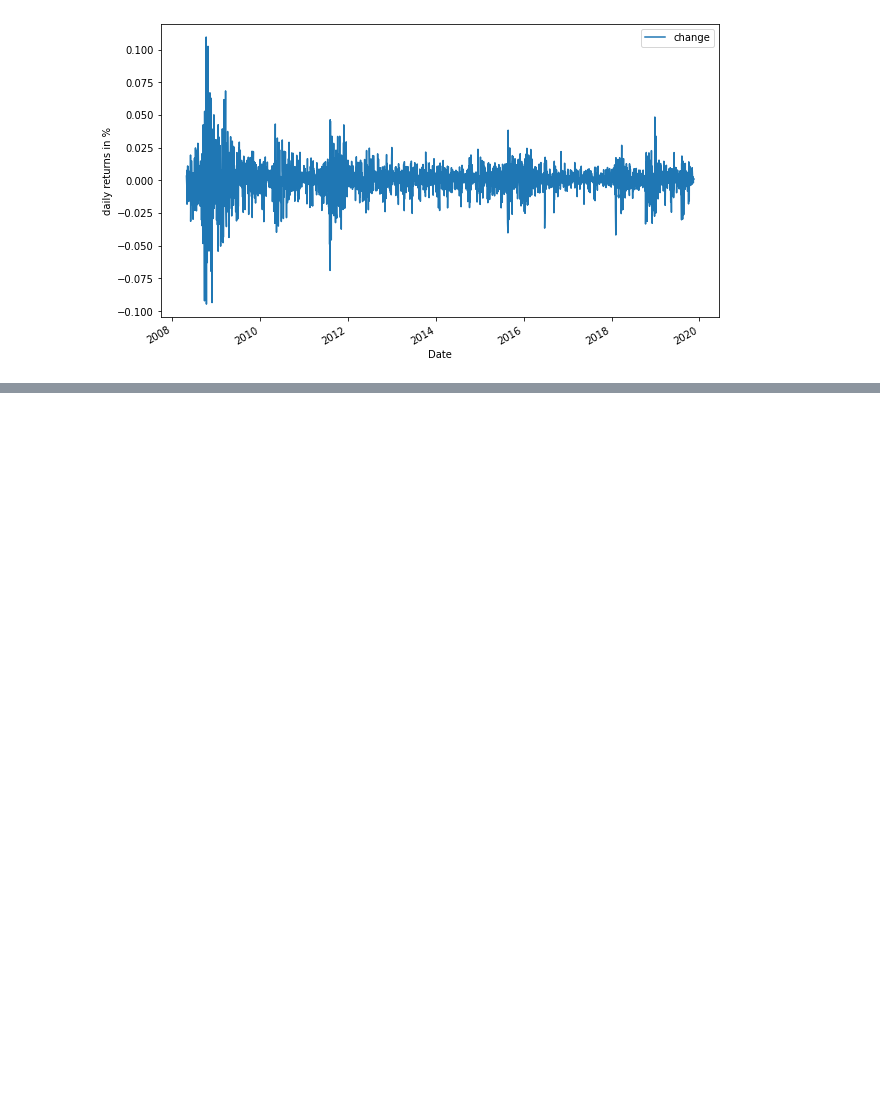
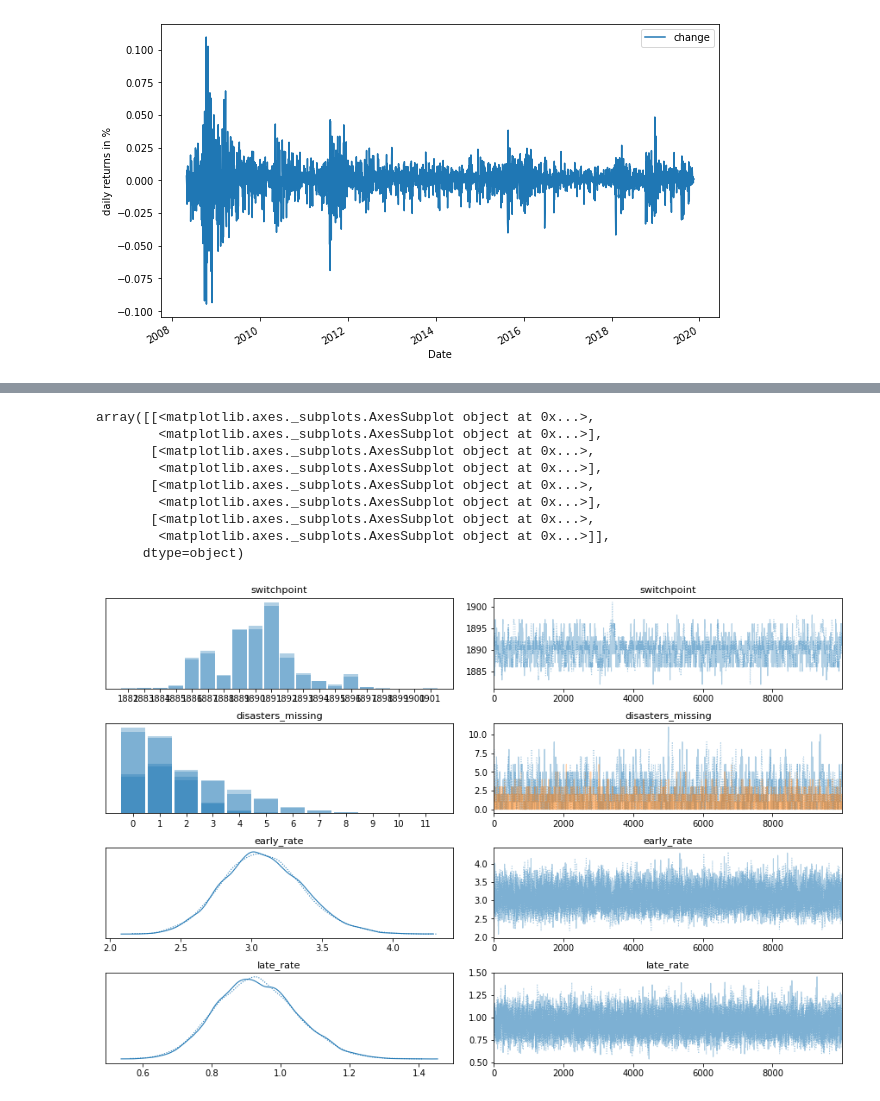
Before and after one commit to atharvakale31/PR_ML, a Jupyter notebook: Intro_to_Probabilistic_Programming_using_PyMC3.ipynb, the cells around one changed output, grey strips where cells are left out. Saved outputs shown, nothing was run; the diff lists cells and outputs as text; code cells hidden in the pictures; blank space fills up the shorter version.

```diff
--- a/Intro_to_Probabilistic_Programming_using_PyMC3.ipynb
+++ b/Intro_to_Probabilistic_Programming_using_PyMC3.ipynb
@@ -144,0 +158,3 @@ with Model() as sp500_model:
+# %%
+with sp500_model:
+    trace = pm.sample(2000, init="adapt_diag", return_inferencedata=False)
@@ -144,0 +190,18 @@ with Model() as sp500_model:
+# %%
+with pm.Model() as disaster_model:
+
+    switchpoint = pm.DiscreteUniform(
+        "switchpoint", lower=years.min(), upper=years.max(), testval=1900
+    )
+
+    # Priors for pre- and post-switch rates number of disasters
+    early_rate = pm.Exponential("early_rate", 1.0)
+    late_rate = pm.Exponential("late_rate", 1.0)
+
+    # Allocate appropriate Poisson rates to years before and after current
+    rate = pm.math.switch(switchpoint >= years, early_rate, late_rate)#switch, a Theano function that works like an if statement. It uses the first argument to switch between the next two arguments.
+
+    disasters = pm.Poisson("disasters", rate, observed=disaster_data)
+# %%
+with disaster_model:
+    trace = pm.sample(10000, return_inferencedata=False)
@@ -144,0 +219,13 @@ with Model() as sp500_model:
+# %%
+traceplot(trace)
+# %% [output]
+array([[<matplotlib.axes._subplots.AxesSubplot object at 0x...>,
+        <matplotlib.axes._subplots.AxesSubplot object at 0x...>],
+       [<matplotlib.axes._subplots.AxesSubplot object at 0x...>,
+        <matplotlib.axes._subplots.AxesSubplot object at 0x...>],
+       [<matplotlib.axes._subplots.AxesSubplot object at 0x...>,
+        <matplotlib.axes._subplots.AxesSubplot object at 0x...>],
+       [<matplotlib.axes._subplots.AxesSubplot object at 0x...>,
+        <matplotlib.axes._subplots.AxesSubplot object at 0x...>]],
+      dtype=object)
+[figure, added]
```
Also changed, not shown: parts of 9 cells of this notebook.
